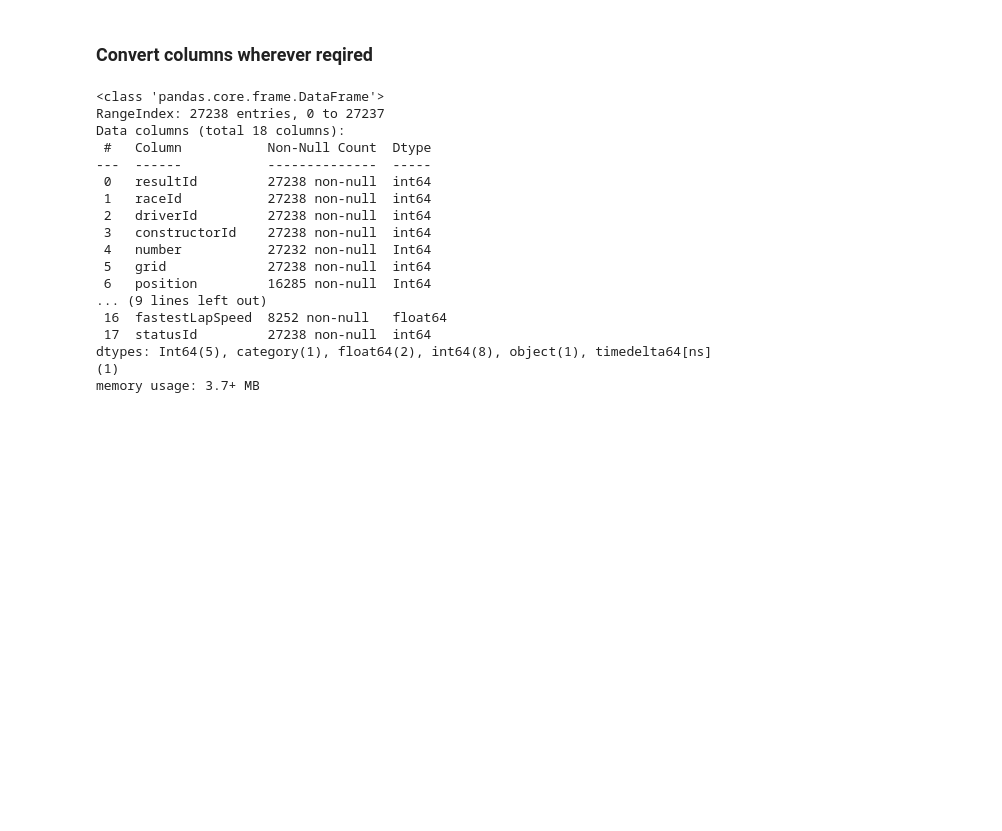
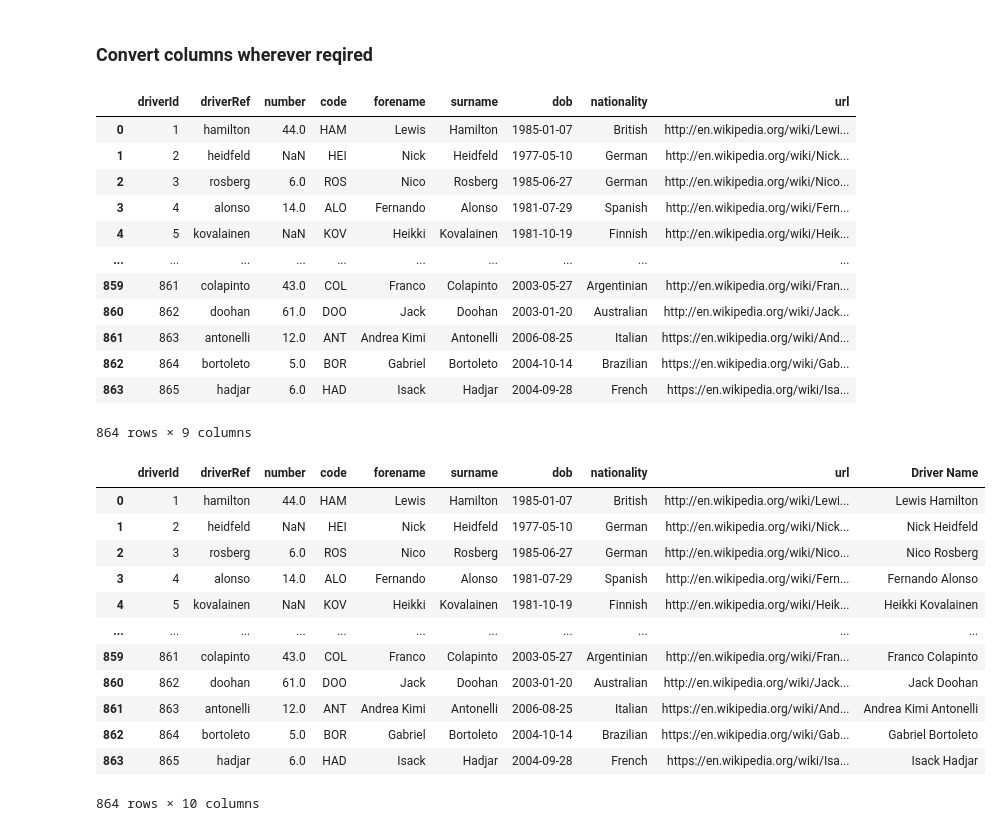
Before and after one commit to Bhushan-Alva/Formula-1, a Jupyter notebook: overall.ipynb, the cells around one changed output. Cells and saved outputs as stored; diff of their text form; code cells hidden in the pictures; blank space fills up the shorter version.

Commit message:
drivers analysis

```diff
--- a/overall.ipynb
+++ b/overall.ipynb
@@ -92,22 +93,35 @@ results["positionText"] = results["positionText"].astype("category")
 # %% [markdown]
 ### Convert columns wherever reqired
 # %%
-results.info()
+drivers
 # %% [output]
+|  | driverId | driverRef | number | code | forename | surname | dob | nationality | url |
+| 0 | 1 | hamilton | 44.0 | HAM | Lewis | Hamilton | 1985-01-07 | British | http://en.wikipedia.org/wiki/Lewi... |
+| 1 | 2 | heidfeld | NaN | HEI | Nick | Heidfeld | 1977-05-10 | German | http://en.wikipedia.org/wiki/Nick... |
+| 2 | 3 | rosberg | 6.0 | ROS | Nico | Rosberg | 1985-06-27 | German | http://en.wikipedia.org/wiki/Nico... |
+| 3 | 4 | alonso | 14.0 | ALO | Fernando | Alonso | 1981-07-29 | Spanish | http://en.wikipedia.org/wiki/Fern... |
+| 4 | 5 | kovalainen | NaN | KOV | Heikki | Kovalainen | 1981-10-19 | Finnish | http://en.wikipedia.org/wiki/Heik... |
+| ... | ... | ... | ... | ... | ... | ... | ... | ... | ... |
+| 859 | 861 | colapinto | 43.0 | COL | Franco | Colapinto | 2003-05-27 | Argentinian | http://en.wikipedia.org/wiki/Fran... |
+| 860 | 862 | doohan | 61.0 | DOO | Jack | Doohan | 2003-01-20 | Australian | http://en.wikipedia.org/wiki/Jack... |
+| 861 | 863 | antonelli | 12.0 | ANT | Andrea Kimi | Antonelli | 2006-08-25 | Italian | https://en.wikipedia.org/wiki/And... |
+| 862 | 864 | bortoleto | 5.0 | BOR | Gabriel | Bortoleto | 2004-10-14 | Brazilian | https://en.wikipedia.org/wiki/Gab... |
+| 863 | 865 | hadjar | 6.0 | HAD | Isack | Hadjar | 2004-09-28 | French | https://en.wikipedia.org/wiki/Isa... |
-<class 'pandas.core.frame.DataFrame'>
-RangeIndex: 27238 entries, 0 to 27237
-Data columns (total 18 columns):
- #   Column           Non-Null Count  Dtype
----  ------           --------------  -----
- 0   resultId         27238 non-null  int64
- 1   raceId           27238 non-null  int64
- 2   driverId         27238 non-null  int64
- 3   constructorId    27238 non-null  int64
- 4   number           27232 non-null  Int64
- 5   grid             27238 non-null  int64
- 6   position         16285 non-null  Int64
-... (9 lines left out)
- 16  fastestLapSpeed  8252 non-null   float64
- 17  statusId         27238 non-null  int64
-dtypes: Int64(5), category(1), float64(2), int64(8), object(1), timedelta64[ns](1)
-memory usage: 3.7+ MB
+864 rows × 9 columns
+# %%
+drivers["Driver Name"] = drivers["forename"] + " " + drivers["surname"]
+drivers
+# %% [output]
+|  | driverId | driverRef | number | code | forename | surname | dob | nationality | url | Driver Name |
+| 0 | 1 | hamilton | 44.0 | HAM | Lewis | Hamilton | 1985-01-07 | British | http://en.wikipedia.org/wiki/Lewi... | Lewis Hamilton |
+| 1 | 2 | heidfeld | NaN | HEI | Nick | Heidfeld | 1977-05-10 | German | http://en.wikipedia.org/wiki/Nick... | Nick Heidfeld |
+| 2 | 3 | rosberg | 6.0 | ROS | Nico | Rosberg | 1985-06-27 | German | http://en.wikipedia.org/wiki/Nico... | Nico Rosberg |
+| 3 | 4 | alonso | 14.0 | ALO | Fernando | Alonso | 1981-07-29 | Spanish | http://en.wikipedia.org/wiki/Fern... | Fernando Alonso |
+| 4 | 5 | kovalainen | NaN | KOV | Heikki | Kovalainen | 1981-10-19 | Finnish | http://en.wikipedia.org/wiki/Heik... | Heikki Kovalainen |
+| ... | ... | ... | ... | ... | ... | ... | ... | ... | ... | ... |
+| 859 | 861 | colapinto | 43.0 | COL | Franco | Colapinto | 2003-05-27 | Argentinian | http://en.wikipedia.org/wiki/Fran... | Franco Colapinto |
+| 860 | 862 | doohan | 61.0 | DOO | Jack | Doohan | 2003-01-20 | Australian | http://en.wikipedia.org/wiki/Jack... | Jack Doohan |
+| 861 | 863 | antonelli | 12.0 | ANT | Andrea Kimi | Antonelli | 2006-08-25 | Italian | https://en.wikipedia.org/wiki/And... | Andrea Kimi Antonelli |
+| 862 | 864 | bortoleto | 5.0 | BOR | Gabriel | Bortoleto | 2004-10-14 | Brazilian | https://en.wikipedia.org/wiki/Gab... | Gabriel Bortoleto |
+| 863 | 865 | hadjar | 6.0 | HAD | Isack | Hadjar | 2004-09-28 | French | https://en.wikipedia.org/wiki/Isa... | Isack Hadjar |
+864 rows × 10 columns
```
Also changed, not shown: parts of 2 cells of this notebook, 6 other files.
